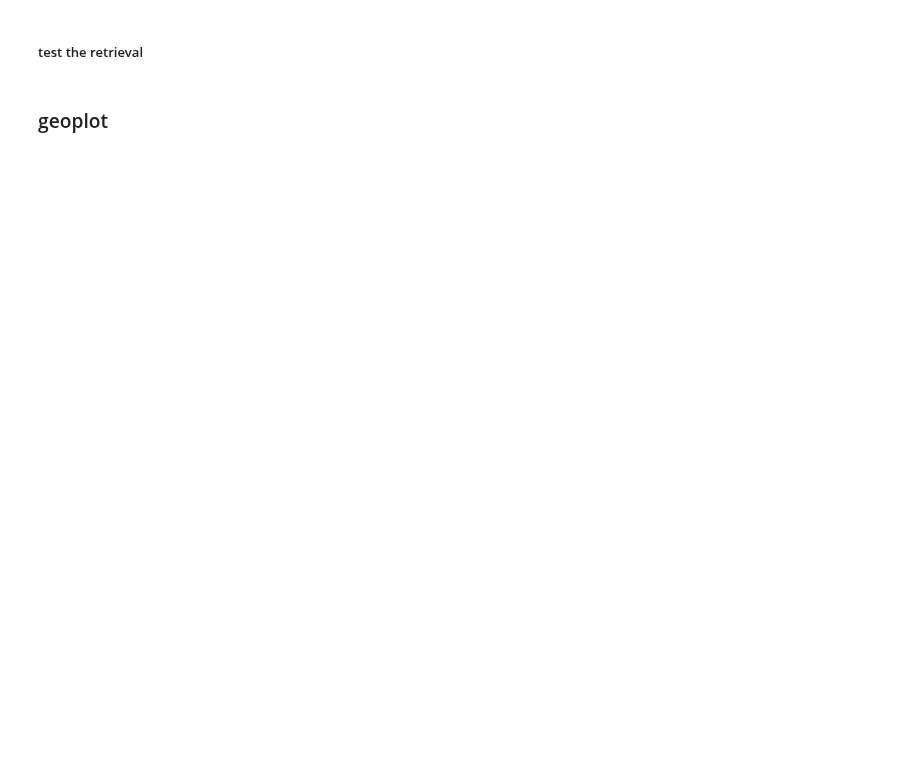
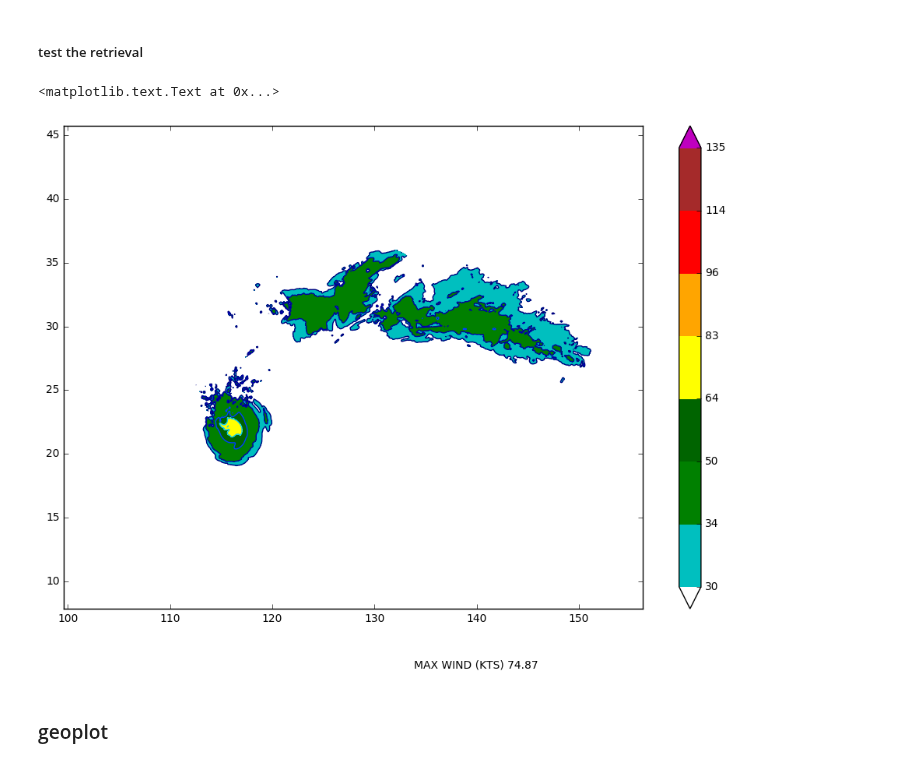
Before and after one commit to brey/pyPoseidon, a Jupyter notebook: Jupyter/Notebooks/Population Exposure.ipynb, the cells around one changed output. Cells and saved outputs as stored; diff of their text form; code cells hidden in the pictures; blank space fills up the shorter version.

```diff
--- a/Jupyter/Notebooks/Population Exposure.ipynb
+++ b/Jupyter/Notebooks/Population Exposure.ipynb
@@ -181,12 +192,14 @@ norm=mpl.colors.BoundaryNorm(wlevs,cmap.N)
 cmap.set_over(mpl.colors.colorConverter.to_rgb('m'))
 cmap.set_under(mpl.colors.colorConverter.to_rgb('w'))
 # %%
-%%skip
 plt.figure(figsize=(12,8))
 plt.contourf(xw,yw,mwind,wlevs,cmap=cmap,norm=norm,boundaries=[0]+wlevs+[150.],extend='both')
 plt.colorbar()
 plt.contour(xw,yw,mwind,wlevs)
-plt.figtext(0.5,0.03,'MAX WIND (KTS) '+np.str(wind.max()))
+plt.figtext(0.5,0.03,'MAX WIND (KTS) '+np.str(mwind.max()))
+# %% [output]
+<matplotlib.text.Text at 0x...>
+[figure, added]
 # %% [markdown]
 ### geoplot
 # %%
```
Also changed, not shown: parts of 55 cells of this notebook, 23 other files.
